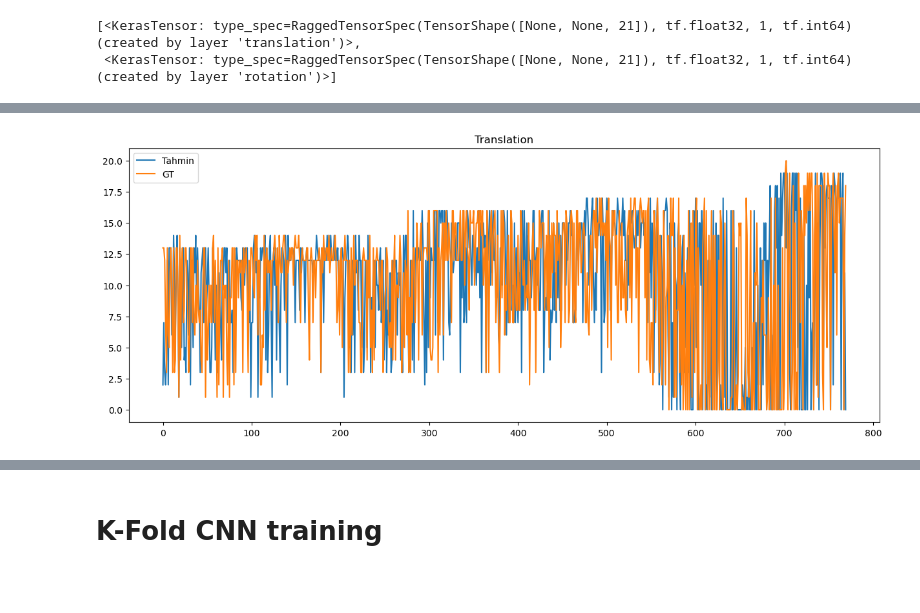
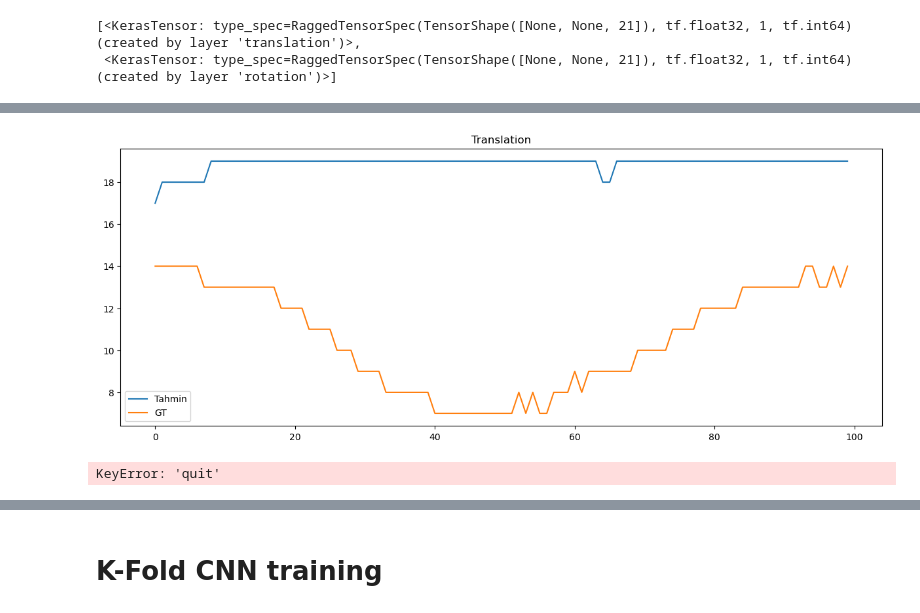
Before and after one commit to onrdmr/2D-lidar-RCnn-Ros, a Jupyter notebook: neuralNetwork.ipynb, the cells around one changed output, grey strips where cells are left out. Cells and saved outputs as stored; diff of their text form; code cells hidden in the pictures; blank space fills up the shorter version.

Commit message:
debug araçları eklendi. model cnn modeli kendi başına eğitilecek sonra zamana bağlı olarak tüm veri seti ile eğitilecek.

```diff
--- a/neuralNetwork.ipynb
+++ b/neuralNetwork.ipynb
@@ -561,0 +598,2 @@ prediction_train = pre_model.predict(train_data)
+# %%
+example_trained_data = train_batch.next()
@@ -561,0 +608,6 @@ prediction_train = pre_model.predict(train_data)
+# %%
+example_bin_input_time_distributed = example_trained_data[0][0]
+example_bin_input_time_distributed.shape
+example_bin_output_time_distributed_translation = example_trained_data[1]['translation'][0]
+example_bin_output_time_distributed_rotation = example_trained_data[1]['rotation'][0]
+example_bin_output_time_distributed_translation[7]
@@ -561,0 +617,31 @@ prediction_train = pre_model.predict(train_data)
+# %%
+def plotAngleBin(ax,angleBin):
+    ax.cla()
+    ax.scatter(0,0)
+    xList = []
+    yList = []
+    for angle, bin in enumerate(angleBin):
+        if bin > 0:
+            y=bin*np.sin(np.deg2rad(angle*0.1))
+            x=bin*np.cos(np.deg2rad(angle*0.1))
+            xList.append(x)
+            yList.append(y)
+            # ax.scatter(x,y)
+    ax.scatter(xList,yList)
+    plt.pause(0.00000000000001)
+    plt.show()
+# %%
+%matplotlib qt
+# %matplotlib inline
+fig, axs = plt.subplots(2)
+axs[0].set_aspect('equal', adjustable='box')
+axs[1].set_aspect('equal', adjustable='box')
+
+for i in range(len(example_bin_input_time_distributed)):
+    fig.suptitle("Zaman Serisinde Verilen iki resim")
+    text = fig.text(0.1, 0.1,"translation:{translation} rotation:{rotation} ".format(translation=np.argmax(example_bin_output_time_distributed_translation[i]), rotation=np.argmax(example_bin_output_time_distributed_rotation[i])))
+    plotAngleBin(axs[0], example_bin_input_time_distributed[i][0])
+
+    plotAngleBin(axs[1], example_bin_input_time_distributed[i][1])
+    text.remove()
+    # print(example_bin_input_time_distributed[i][0] == example_bin_input_time_distributed[i][1])
@@ -565,14 +687,28 @@ y_train = list (map(lambda x: x[1], train_data))
 # %%
-plt.plot(np.argmax(prediction_train[0], axis=1),label="Tahmin")
-plt.plot(np.argmax(tf.concat([i['translation'] for i in y_train], axis=0), axis=1), label="GT")
+%matplotlib inline
+plt.plot(np.argmax(prediction_train[0][3], axis=1),label="Tahmin")
+plt.plot(np.argmax(tf.concat([i['translation'] for i in y_train], axis=0)[3], axis=1), label="GT")
 
 plt.title("Translation")
 #plt.xlim([0,50])
 
 plt.legend()
 plt.show()
 # %% [output]
-[figure, old version]
+[figure, new version]
+# %%
+%matplotlib quit
+for i in ():
+    plt.plot(np.argmax(prediction_train[1][0], axis=1),label="Tahmin")
+    plt.plot(np.argmax(tf.concat([i['translation'] for i in y_train], axis=0)[0], axis=1), label="GT")
+
+    plt.title("Translation")
+    #plt.xlim([0,50])
+
+    plt.legend()
+    plt.show()
+# %% [output]
+KeyError: 'quit'
 # %%
 plt.plot(np.argmax(prediction_train[1], axis=1),label="Tahmin")
 plt.plot(np.argmax(tf.concat([i['rotation'] for i in y_train], axis=0), axis=1), label="GT")
```
Also changed, not shown: parts of 84 cells of this notebook.
